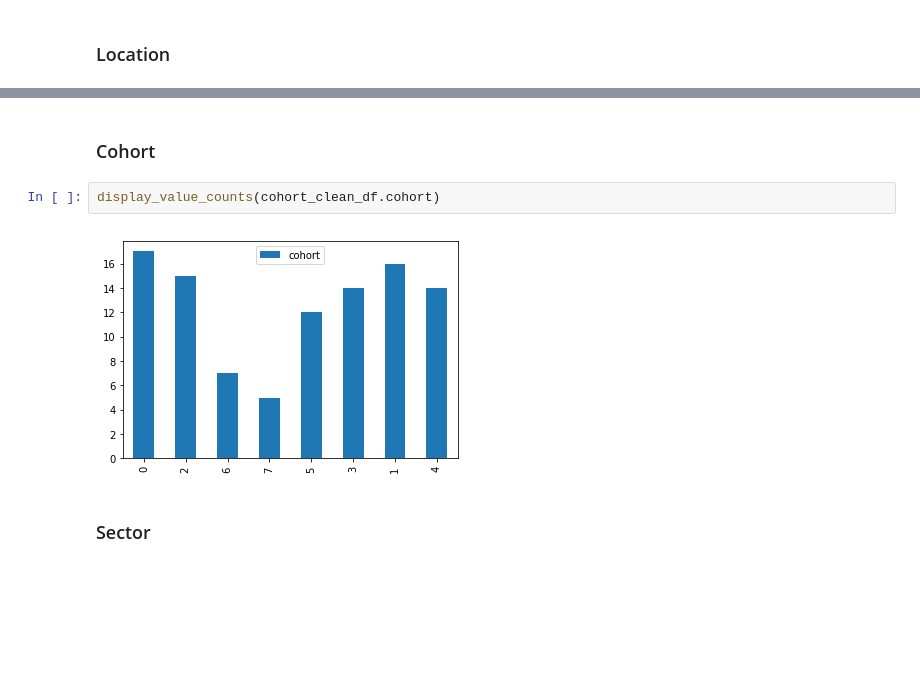
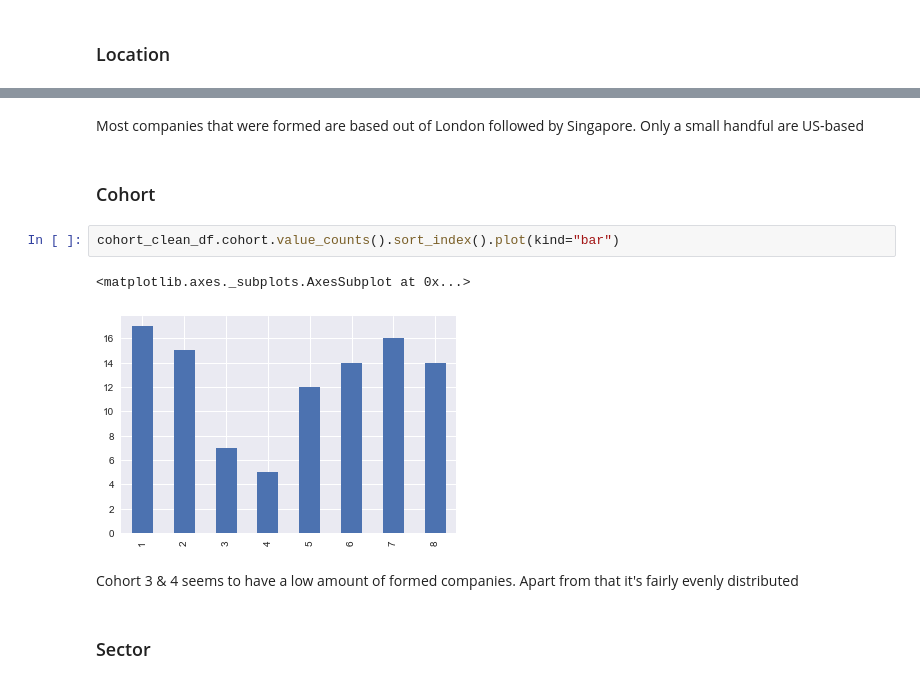
Before and after one commit to mikkeld/EF, a Jupyter notebook: Cohort Overview.ipynb, the cells around one changed output, grey strips where cells are left out. Drawn from its saved outputs; the diff is of its cells as text; blank space fills up the shorter version.

```diff
--- a/Cohort Overview.ipynb
+++ b/Cohort Overview.ipynb
@@ -100,9 +100,14 @@ cohort_clean_df.projectLocation.value_counts().plot(kind="bar")
+# %% [markdown]
+Most companies that were formed are based out of London followed by Singapore. Only a small handful are US-based
 # %% [markdown]
 ### Cohort
-# %%
-display_value_counts(cohort_clean_df.cohort)
-# %% [output]
-[figure, removed]
+# %%
+cohort_clean_df.cohort.value_counts().sort_index().plot(kind="bar")
+# %% [output]
+<matplotlib.axes._subplots.AxesSubplot at 0x...>
+[figure, added]
+# %% [markdown]
+Cohort 3 & 4 seems to have a low amount of formed companies. Apart from that it's fairly evenly distributed
 # %% [markdown]
 ### Sector
 # %%
```
Also changed, not shown: parts of 36 cells of this notebook, 1 other file.
